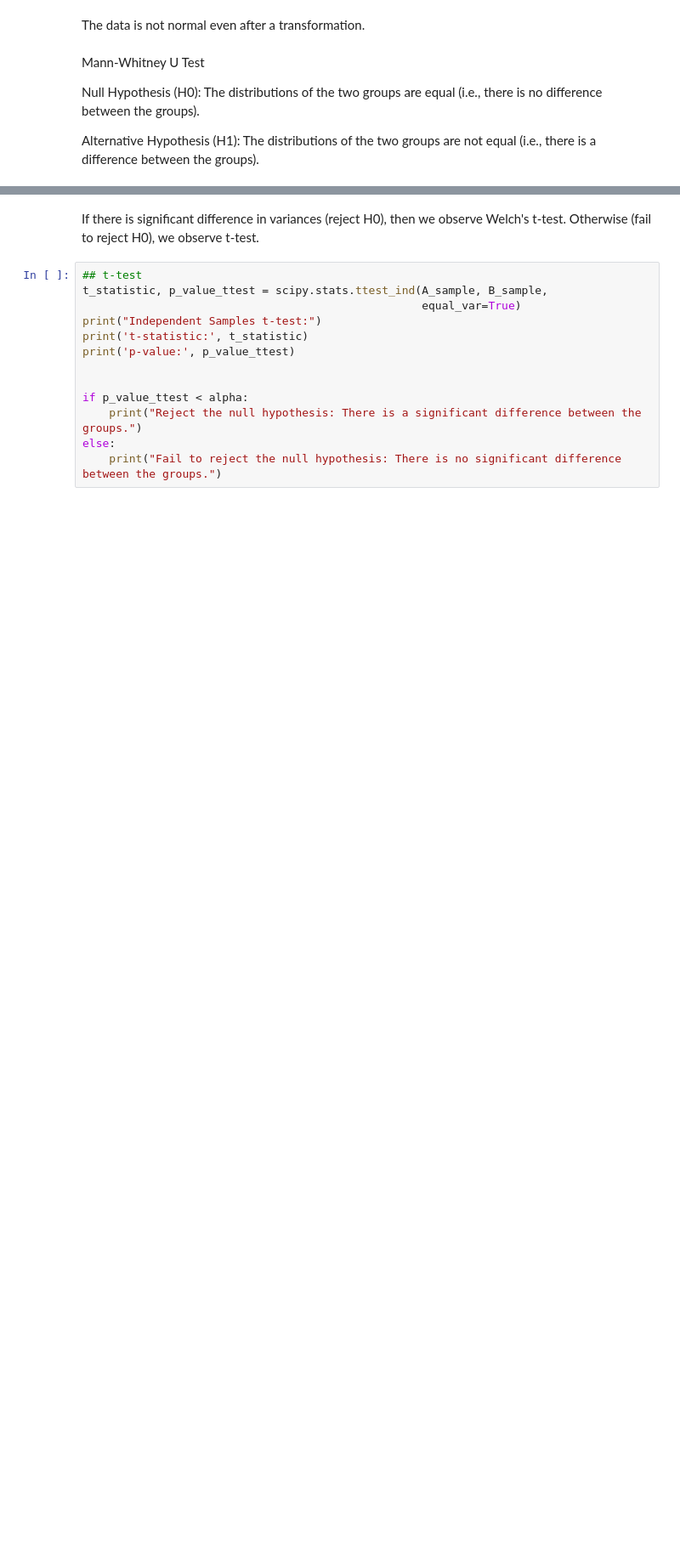
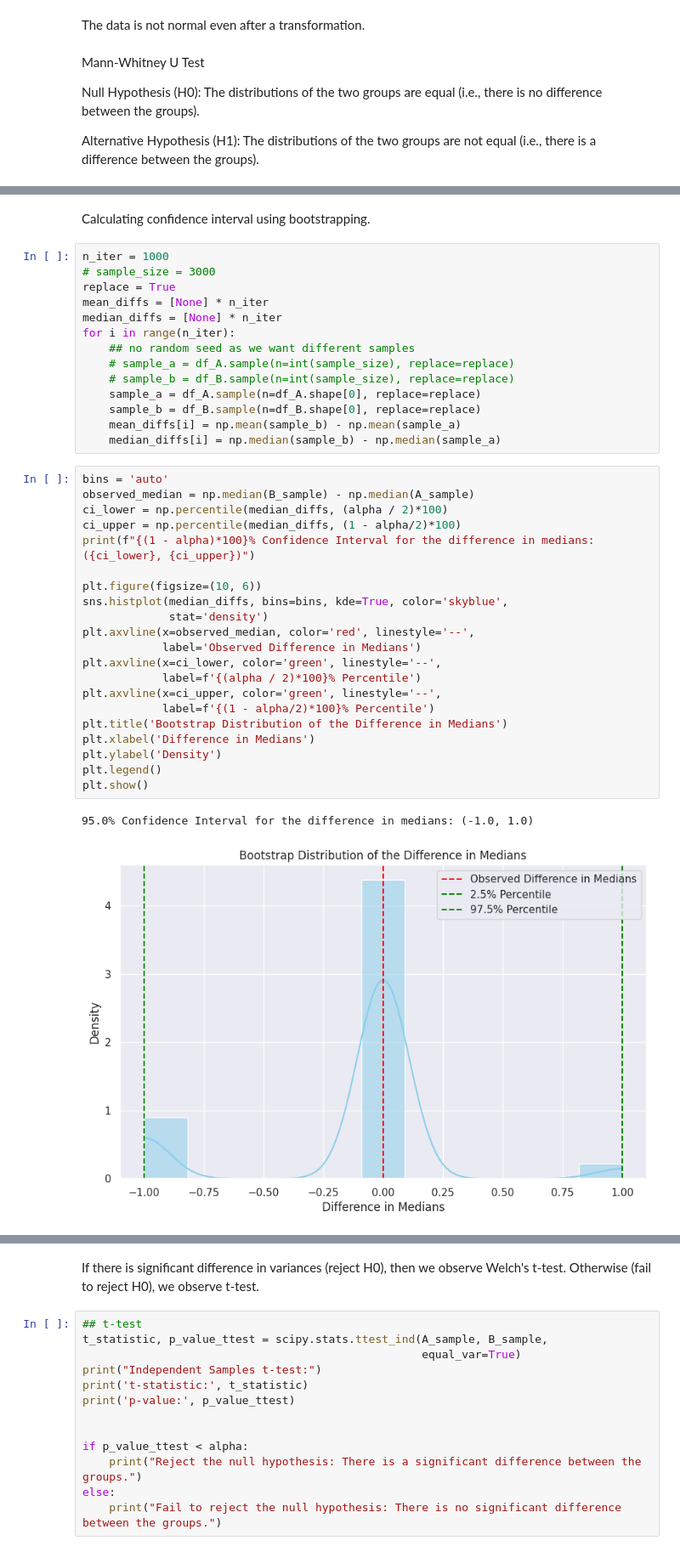
Before and after one commit to Tony6512/Increasing-Gameplay-Analysis, a Jupyter notebook: ab_testing_on_mobile_game.ipynb, the cells around one changed output, grey strips where cells are left out. Shown at 85% size. Cells and saved outputs as stored; diff of their text form; blank space fills up the shorter version.

```diff
--- a/ab_testing_on_mobile_game.ipynb
+++ b/ab_testing_on_mobile_game.ipynb
@@ -654 +657,41 @@ p-value: [0.00897504]
 Reject the null hypothesis: There is a significant difference between the groups.
+# %% [markdown]
+Calculating confidence interval using bootstrapping.
+# %%
+n_iter = 1000
+# sample_size = 3000
+replace = True
+mean_diffs = [None] * n_iter
+median_diffs = [None] * n_iter
+for i in range(n_iter):
+    ## no random seed as we want different samples
+    # sample_a = df_A.sample(n=int(sample_size), replace=replace)
+    # sample_b = df_B.sample(n=int(sample_size), replace=replace)
+    sample_a = df_A.sample(n=df_A.shape[0], replace=replace)
+    sample_b = df_B.sample(n=df_B.shape[0], replace=replace)
+    mean_diffs[i] = np.mean(sample_b) - np.mean(sample_a)
+    median_diffs[i] = np.median(sample_b) - np.median(sample_a)
+# %%
+bins = 'auto'
+observed_median = np.median(B_sample) - np.median(A_sample)
+ci_lower = np.percentile(median_diffs, (alpha / 2)*100)
+ci_upper = np.percentile(median_diffs, (1 - alpha/2)*100)
+print(f"{(1 - alpha)*100}% Confidence Interval for the difference in medians: ({ci_lower}, {ci_upper})")
+
+plt.figure(figsize=(10, 6))
+sns.histplot(median_diffs, bins=bins, kde=True, color='skyblue',
+             stat='density')
+plt.axvline(x=observed_median, color='red', linestyle='--',
+            label='Observed Difference in Medians')
+plt.axvline(x=ci_lower, color='green', linestyle='--',
+            label=f'{(alpha / 2)*100}% Percentile')
+plt.axvline(x=ci_upper, color='green', linestyle='--',
+            label=f'{(1 - alpha/2)*100}% Percentile')
+plt.title('Bootstrap Distribution of the Difference in Medians')
+plt.xlabel('Difference in Medians')
+plt.ylabel('Density')
+plt.legend()
+plt.show()
+# %% [output]
+95.0% Confidence Interval for the difference in medians: (-1.0, 1.0)
+[figure, added]
```
Also changed, not shown: parts of 20 cells of this notebook.
